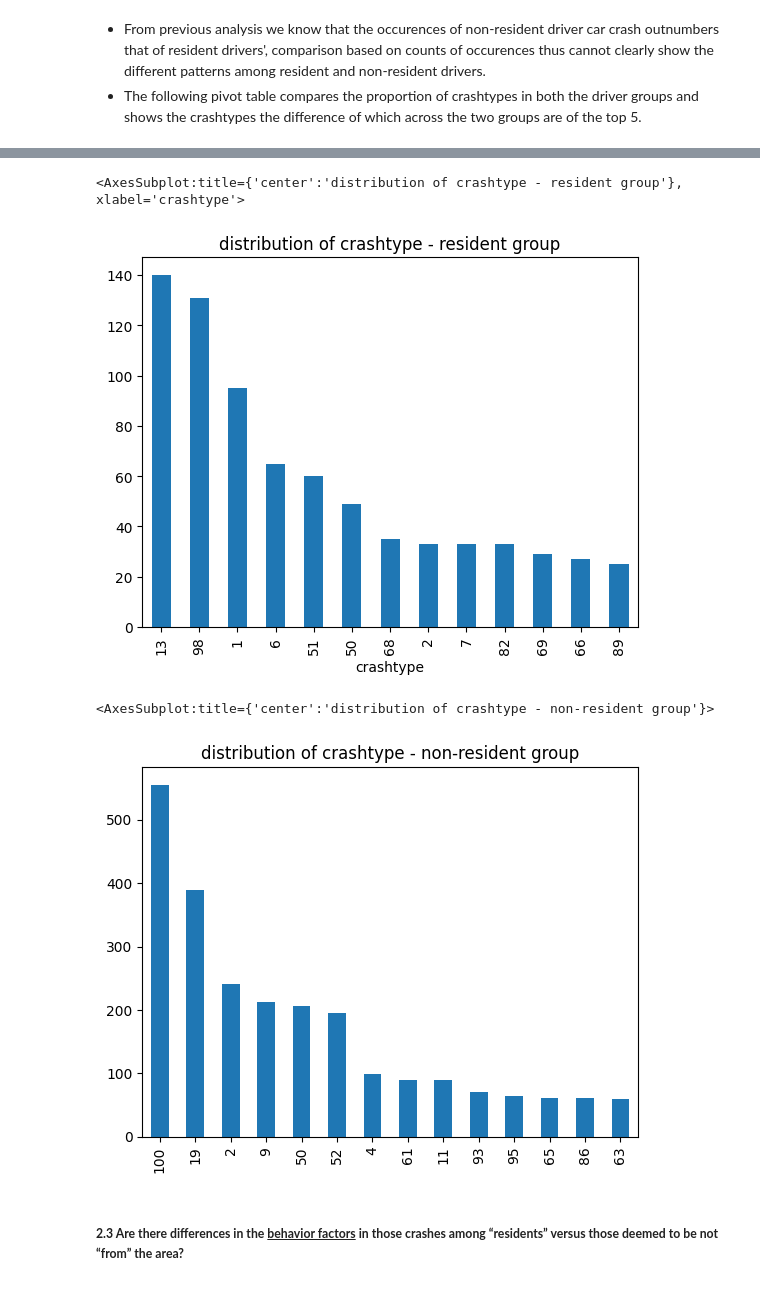
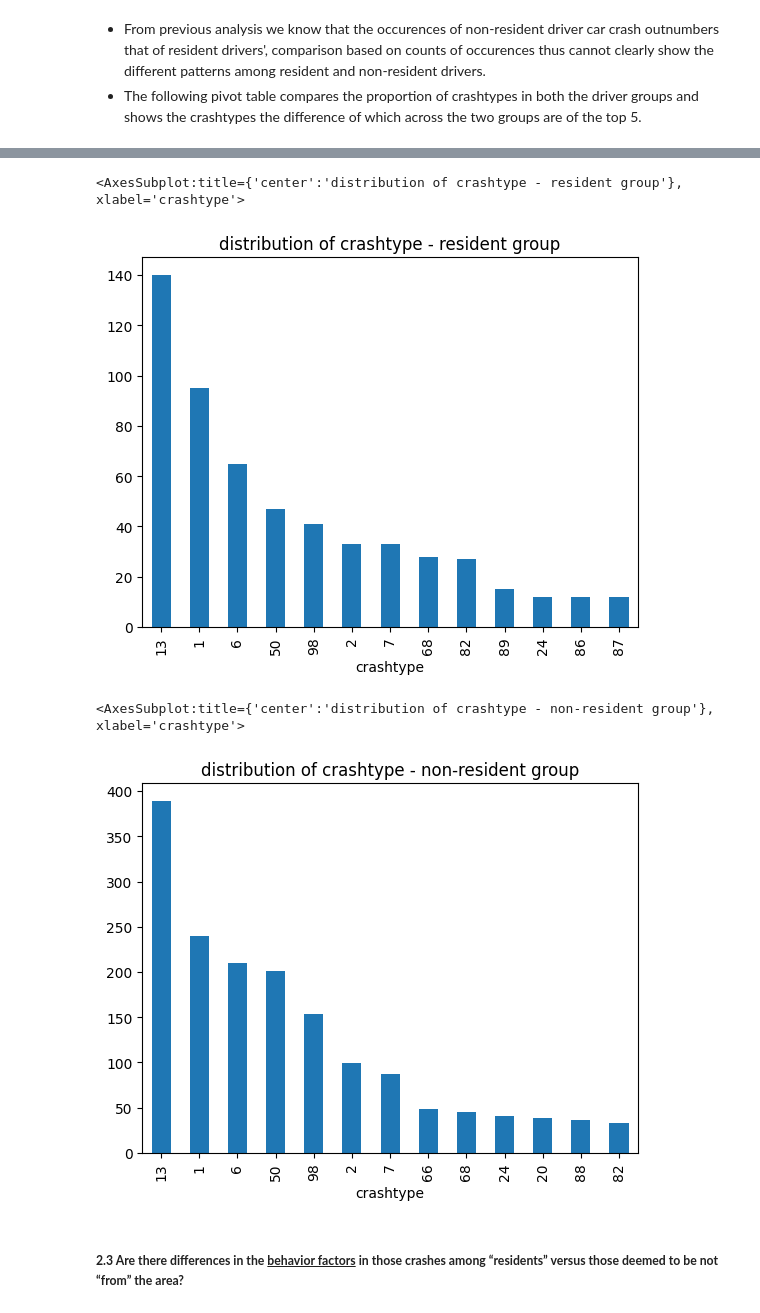
Before and after one commit to Chacoon3/Info-Challenge-2023, a Jupyter notebook: code_py/analysis.ipynb, the cells around one changed output, grey strips where cells are left out. Saved outputs shown, nothing was run; the diff lists cells and outputs as text; code cells hidden in the pictures.

```diff
--- a/code_py/analysis.ipynb
+++ b/code_py/analysis.ipynb
@@ -127,7 +131,7 @@ df_data_main['crash_category'] = df_data_main.crashtype.map(map_crashtype_catego
 df_data_main['crashtype_eng'] = df_data_main.crashtype.map(map_crashtype_eng)
 # %%
 # count the occurances of each crashtype for both the residenr and non-resident groups
-df_data_crash = df_data_main.groupby(
+df_data_crash = df_data_main.drop_duplicates(subset='par').groupby(
     by=['crashtype', 'is_resident']
 ).agg(
     case_count=pd.NamedAgg(column='par', aggfunc=len),
@@ -152,7 +156,8 @@ def get_case_proportion(case_index: int, crash_dataframe: pd.DataFrame) -> float
 
 
 df_data_crash['case_proportion'] = df_data_crash.index.map(
-    lambda i: get_case_proportion(i, df_data_crash))
+    lambda i: get_case_proportion(i, df_data_crash)
+)
 
 df_data_crash[:8]
 # %% [output]
@@ -199,7 +204,9 @@ df_crash_pivoted.case_proportion[1:4].plot(kind = 'bar')
 # %%
 resident_crashes = df_data_crash[
         df_data_crash.is_resident
-    ].set_index(drop=True, keys='crashtype')
+    ].set_index(
+        drop=True, keys='crashtype'
+    )
 
 # filter the  crash types which have their count of occurences no less than the upper quartile
 resident_crashes[
@@ -211,20 +218,24 @@ resident_crashes[
 )
 # %% [output]
 <AxesSubplot:title={'center':'distribution of crashtype - resident group'}, xlabel='crashtype'>
-[figure, old version]
+[figure, new version]
 # %%
 non_resident_crashes = df_data_crash[
         df_data_crash.is_resident == False
     ].set_index(
         drop=True, keys='crashtype'
     )
 
 non_resident_crashes[
     non_resident_crashes.case_count >= non_resident_crashes.case_count.quantile(.75)
-].case_count.sort_values(ascending=False).plot(kind = 'bar', title = 'distribution of crashtype - non-resident group')
+].case_count.sort_values(
+    ascending=False
+).plot(
+    kind = 'bar', title = 'distribution of crashtype - non-resident group'
+)
 # %% [output]
-<AxesSubplot:title={'center':'distribution of crashtype - non-resident group'}>
+<AxesSubplot:title={'center':'distribution of crashtype - non-resident group'}, xlabel='crashtype'>
-[figure, old version]
+[figure, new version]
 # %% [markdown]
 ##### <b>2.3 Are there differences in the <u>behavior factors</u> in those crashes among “residents” versus those deemed to be not “from” the area?
 # %%
```
Also changed, not shown: parts of 7 cells of this notebook.
